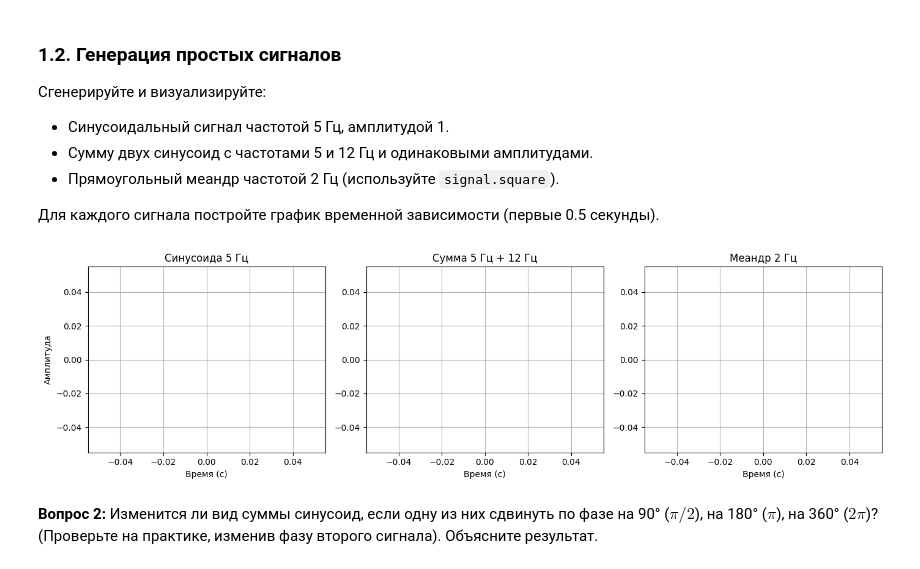
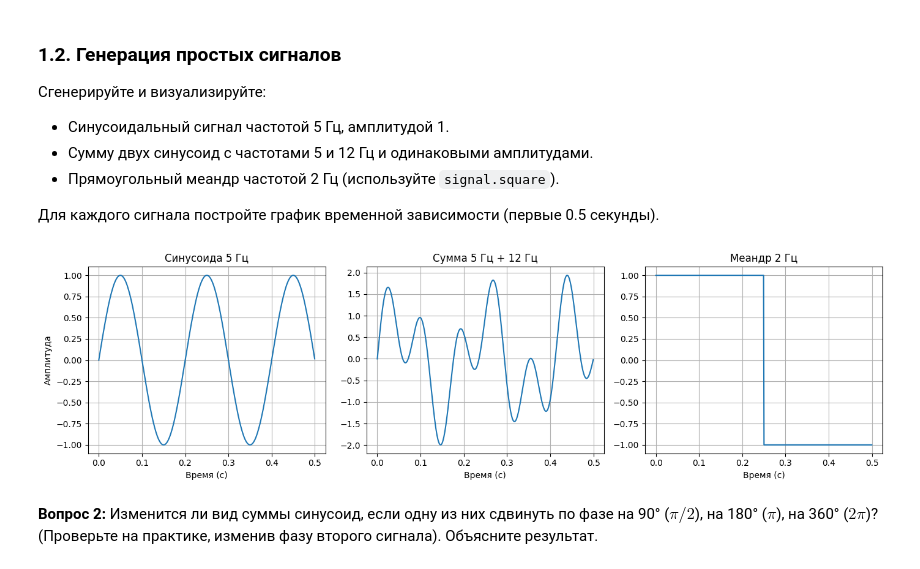
Before and after one commit to korzhimanov/dsp-seminars, a Jupyter notebook: seminars/1.ipynb, the cells around one changed output. Drawn from its saved outputs; the diff is of its cells as text; code cells hidden in the pictures.

```diff
--- a/seminars/1.ipynb
+++ b/seminars/1.ipynb
@@ -34,8 +34,9 @@ plt.rcParams['figure.figsize'] = (12, 5)
 # %%
 fs = 1000          # частота дискретизации, Гц
 T = 1              # длительность сигнала, с
-t = []  # временная ось
 
-print(f"Длина массива времени: {0} отсчётов")
-print(f"Шаг дискретизации (период): {0} с")
+t = np.linspace(0, T, T * fs)  # временная ось
+
+print(f"Длина массива времени: {len(t)} отсчётов")
+print(f"Шаг дискретизации (период): {T/fs} с")
 # %% [output]
@@ -57,41 +58,48 @@ print(f"Шаг дискретизации (период): {0} с")
 # %%
 # Синусоида 5 Гц
 f1 = 5
-sin5 = []
+A = 1
+phi = 0
+sin5 = A * np.sin(2 * np.pi * f1 * t + phi)
 
 # Сумма синусоид 5 и 12 Гц
 f2 = 12
-sum_sin = []
+sin12 = A * np.sin(2 * np.pi * f2 * t + phi)
+sum_sin = sin5 + sin12
+
+f_meandr = 2
 
 # Меандр 2 Гц
-meander = []
+meander =  signal.square(2 * np.pi * f_meandr * t)
+
+limit = int(fs * 0.5)
 
 # Визуализация
 plt.figure(figsize=(14, 4))
 
 plt.subplot(1, 3, 1)
-plt.plot([], [])  # первые 0.5 с
+plt.plot(t[:limit], sin5[:limit])  # первые 0.5 с
 plt.title('Синусоида 5 Гц')
 plt.xlabel('Время (с)')
 plt.ylabel('Амплитуда')
 plt.grid(True)
 
 plt.subplot(1, 3, 2)
-plt.plot([], [])
+plt.plot(t[:limit], sum_sin[:limit])
 plt.title('Сумма 5 Гц + 12 Гц')
 plt.xlabel('Время (с)')
 plt.grid(True)
 
 plt.subplot(1, 3, 3)
-plt.plot([], [])
+plt.plot(t[:limit], meander[:limit])
 plt.title('Меандр 2 Гц')
 plt.xlabel('Время (с)')
 plt.grid(True)
 
 plt.tight_layout()
 plt.show()
 # %% [output]
-[figure, old version]
+[figure, new version]
 # %% [markdown]
 **Вопрос 2:** Изменится ли вид суммы синусоид, если одну из них сдвинуть по фазе на 90° ($\pi/2$), на 180° ($\pi$), на 360° ($2\pi$)? (Проверьте на практике, изменив фазу второго сигнала). Объясните результат.
 # %% [markdown]
```
Also changed, not shown: parts of 5 cells of this notebook.
